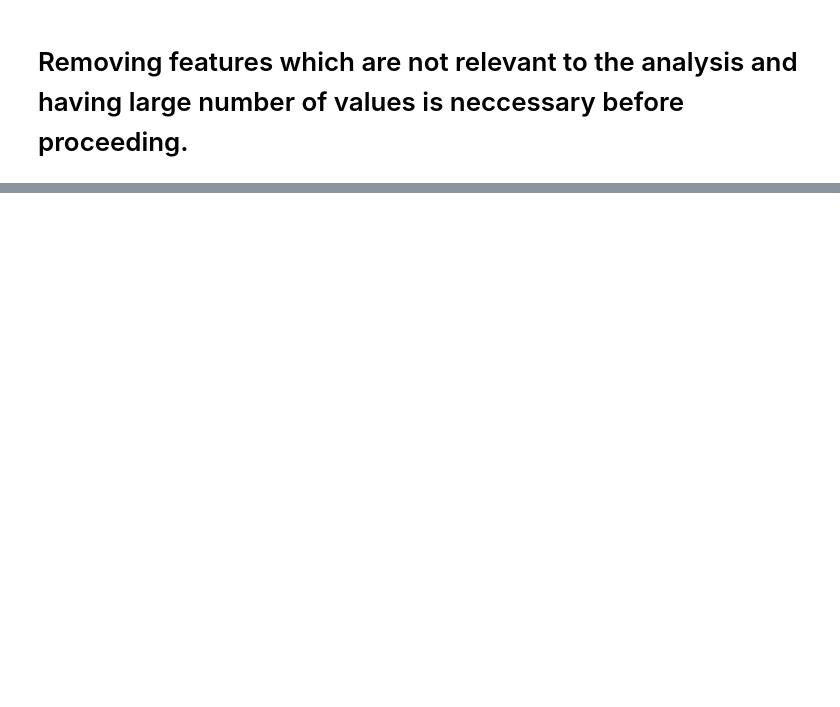
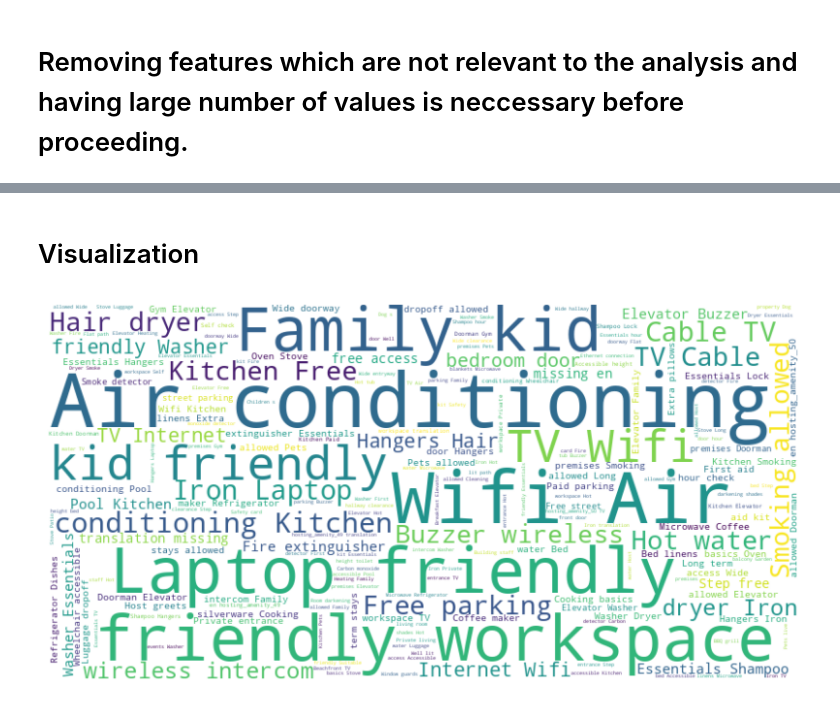
Before and after one commit to Raaj-4320/Airbnb---analysis, a Jupyter notebook: Airbnb_Analysis.ipynb, the cells around one changed output, grey strips where cells are left out. Cells and saved outputs as stored; diff of their text form; code cells hidden in the pictures; blank space fills up the shorter version.

```diff
--- a/Airbnb_Analysis.ipynb
+++ b/Airbnb_Analysis.ipynb
@@ -61,0 +160,7 @@ plt.show()
+# %%
+# Columns to process
+columns_to_process = ['extra_people', 'cleaning_fee', 'security_deposit', 'monthly_price', 'weekly_price', 'price']
+
+# Remove '$' and ',' characters and convert to integer
+for col in columns_to_process:
+    df[col] = df[col].str.replace('$', '').str.replace(',', '').astype(float).fillna(0).astype(int)
@@ -61,0 +221,5 @@ plt.show()
+# %%
+# Fill null values with empty strings in 'interaction', 'access', and 'transit' columns
+df['interaction'] = df['interaction'].fillna('')
+df['access'] = df['access'].fillna('')
+df['transit'] = df['transit'].fillna('')
@@ -61,0 +250,19 @@ plt.show()
+# %% [markdown]
+# Visualization
+# %%
+# Concatenate all amenities into a single string
+all_amenities = ', '.join(df['amenities'])
+
+# Remove curly braces and double quotes, and split into individual amenities
+amenities_list = all_amenities.replace('{', '').replace('}', '').replace('"', '').split(',')
+
+# Create a word cloud
+wordcloud = WordCloud(width=800, height=400, background_color='white').generate(' '.join(amenities_list))
+
+# Plot the word cloud
+plt.figure(figsize=(10, 6))
+plt.imshow(wordcloud, interpolation='bilinear')
+plt.axis('off')
+plt.show()
+# %% [output]
+[figure, added]
```
Also changed, not shown: parts of 25 cells of this notebook.
